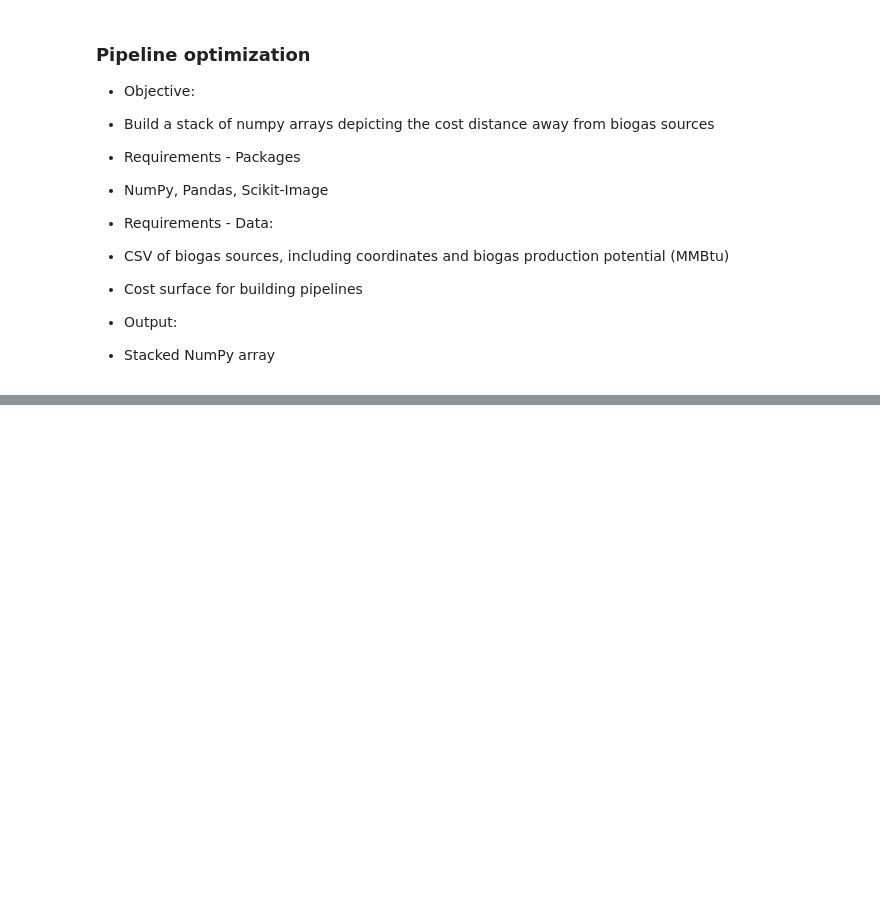
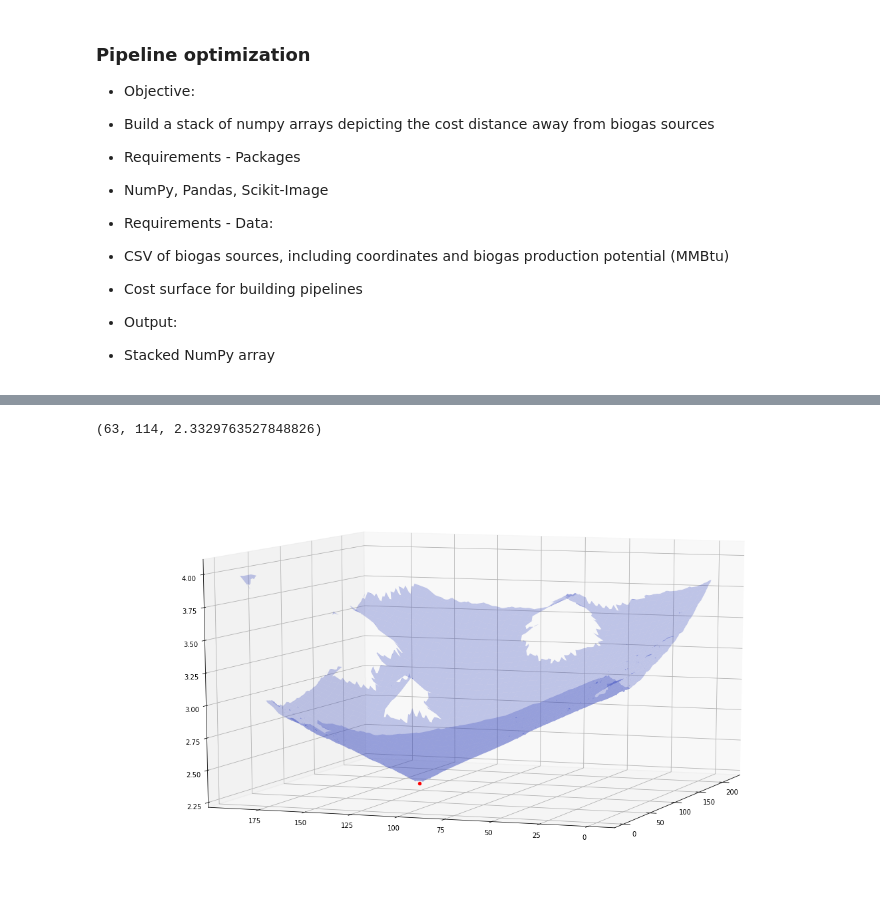
Before and after one commit to ENV859/BioGas_optimization, a Jupyter notebook: scripts/Create-Cost-Stack.ipynb, the cells around one changed output, grey strips where cells are left out. Saved outputs shown, nothing was run; the diff lists cells and outputs as text; code cells hidden in the pictures; blank space fills up the shorter version.

```diff
--- a/scripts/Create-Cost-Stack.ipynb
+++ b/scripts/Create-Cost-Stack.ipynb
@@ -121,0 +158,6 @@ dsOut.FlushCache()
+# %%
+arrMin.shape
+y = np.arange(0,arrMin.shape[0])
+x = np.arange(0,arrMin.shape[1])
+X,Y  = np.meshgrid(x,y)
+arrMin[arrCost == 10]=np.NaN
@@ -122,3 +176,24 @@ dsOut.FlushCache()
+# %%
+X1,Y1,Z1 = dfBG.iloc[0,[-2,-1,3]].values
+X1m,Y1m = np.meshgrid(X1,Y1)
+X1,Y1,Z1
+# %% [output]
+(63, 114, 2.3329763527848826)
+# %%
+#3D plotting
+import matplotlib.pyplot as plt
+from matplotlib import cm
+from mpl_toolkits.mplot3d import Axes3D
+fig = plt.figure(figsize=(20,12))
+ax = fig.add_subplot(111, projection='3d')
+#ax.scatter3D(X,Y,arrFirst)
+#ax.contour3D(X,Y,arrMin,100)
+ax.plot_surface(X,Y,arrMin,cmap=cm.coolwarm,linewidth=0,alpha=0.3)
+ax.scatter3D(X1m,Y1m,Z1,color='r')
+#ax.scatter3D(dfBG.xOffset,dfBG.yOffset,dfBG['Estimated Methane Production Cost ($/MMBtu)'], cmap='ocean')
+ax.view_init(10,200)
+# %% [output]
+[figure, added]
 # %%
 #Stack all the arrays
 np.save('../data/DuplinStack500m.npy',arrStack)
```
Also changed, not shown: parts of 11 cells of this notebook, 1 other file.
